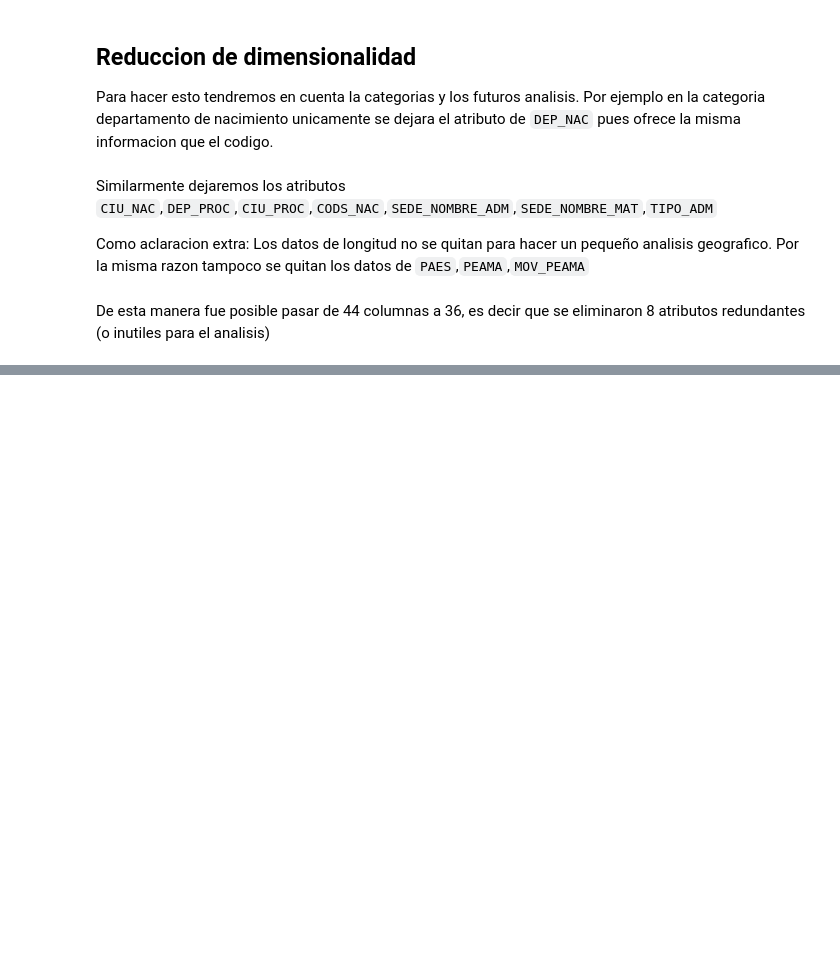
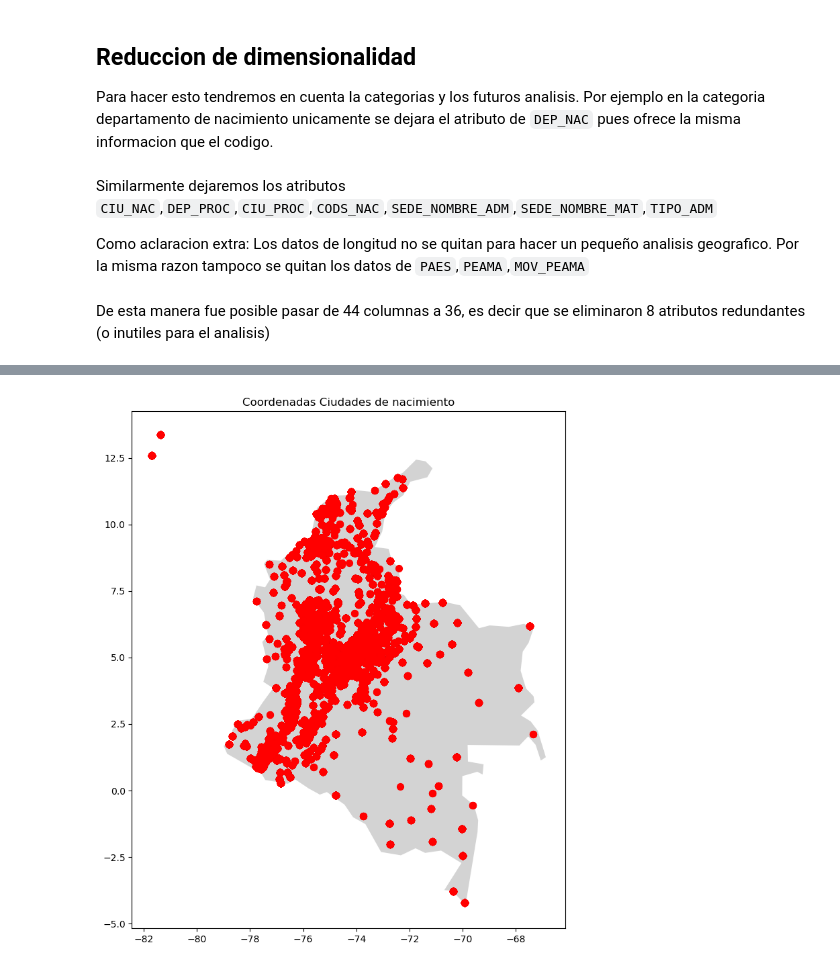
Before and after one commit to 10scar/Proyecto-ABD-2024-2, a Jupyter notebook: entrega.ipynb, the cells around one changed output, grey strips where cells are left out. Drawn from its saved outputs; the diff is of its cells as text; code cells hidden in the pictures; blank space fills up the shorter version.

```diff
--- a/entrega.ipynb
+++ b/entrega.ipynb
@@ -472,0 +572,15 @@ se nota que existen varios atributos que corresponden a la misma información
+# %%
+geometry = [Point(xy) for xy in zip(sinExtremosSur['LON_CIU_NAC'], sinExtremosSur['LAT_CIU_NAC'])]
+gdf = gpd.GeoDataFrame(sinExtremosSur, geometry=geometry)
+
+# Descargar un mapa base (puedes usar un shapefile o un GeoDataFrame global)
+world = gpd.read_file('ne_110m_admin_0_countries/ne_110m_admin_0_countries.shp')
+colombia = world[world['NAME'] == 'Colombia']
+
+# Graficar
+ax = colombia.plot(color='lightgrey', figsize=(10, 10))
+gdf.plot(ax=ax, color='red', markersize=50)
+plt.title("Coordenadas Ciudades de nacimiento")
+plt.show()
+# %% [output]
+[figure, added]
```
Also changed, not shown: parts of 28 cells of this notebook, 1 other file.
